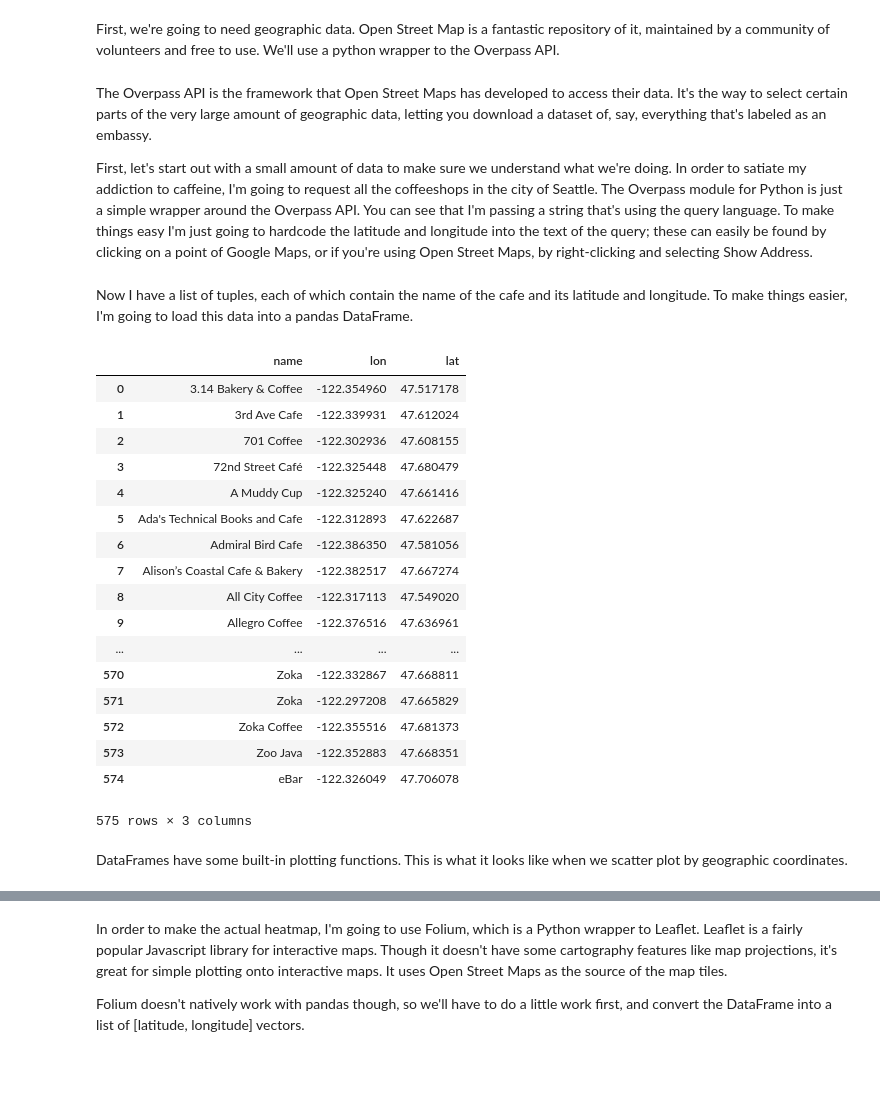
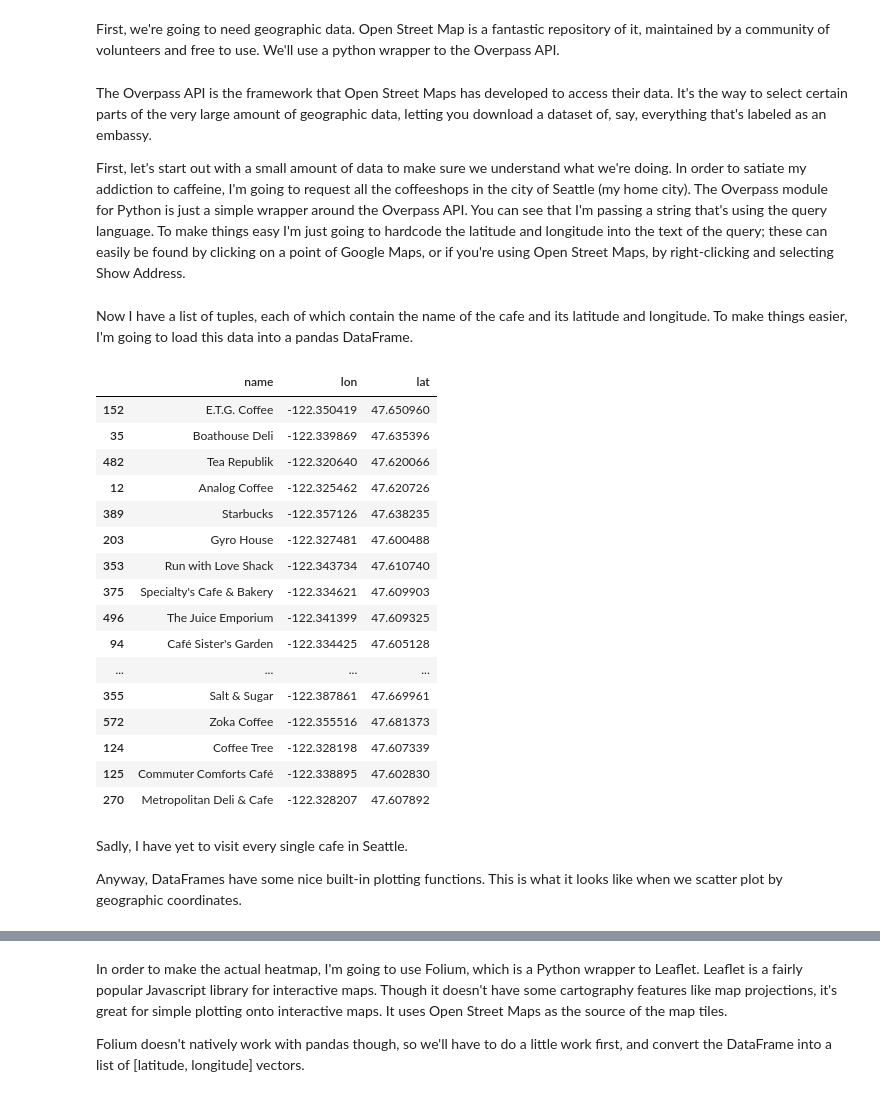
Before and after one commit to dovinmu/python-viz-notebooks, a Jupyter notebook: heatmaps.ipynb, the cells around one changed output, grey strips where cells are left out. Cells and saved outputs as stored; diff of their text form; code cells hidden in the pictures; blank space fills up the shorter version.

```diff
--- a/heatmaps.ipynb
+++ b/heatmaps.ipynb
@@ -10,7 +10,7 @@ api = overpass.API()
 # %% [markdown]
 The Overpass API is the framework that Open Street Maps has developed to access their data. It's the way to select certain parts of the very large amount of geographic data, letting you download a dataset of, say, everything that's labeled as an embassy.
 
-First, let's start out with a small amount of data to make sure we understand what we're doing. In order to satiate my addiction to caffeine, I'm going to request all the coffeeshops in the city of Seattle. The Overpass module for Python is just a simple wrapper around the Overpass API. You can see that I'm passing a string that's using the query language. To make things easy I'm just going to hardcode the latitude and longitude into the text of the query; these can easily be found by clicking on a point of Google Maps, or if you're using Open Street Maps, by right-clicking and selecting Show Address.
+First, let's start out with a small amount of data to make sure we understand what we're doing. In order to satiate my addiction to caffeine, I'm going to request all the coffeeshops in the city of Seattle (my home city). The Overpass module for Python is just a simple wrapper around the Overpass API. You can see that I'm passing a string that's using the query language. To make things easy I'm just going to hardcode the latitude and longitude into the text of the query; these can easily be found by clicking on a point of Google Maps, or if you're using Open Street Maps, by right-clicking and selecting Show Address.
 # %%
 response = api.Get('node["amenity"="cafe"](47.5, -122.436, 47.734, -122.235);')
 seattle_cafes = []
@@ -22,28 +22,29 @@ Now I have a list of tuples, each of which contain the name of the cafe and its
 # %%
 from pandas import DataFrame
 df = DataFrame.from_records(sorted(seattle_cafes), columns=["name", "lon", "lat"])
-df
+df.sample(20)
 # %% [output]
 |  | name | lon | lat |
-| 0 | 3.14 Bakery & Coffee | -122.354960 | 47.517178 |
-| 1 | 3rd Ave Cafe | -122.339931 | 47.612024 |
-| 2 | 701 Coffee | -122.302936 | 47.608155 |
-| 3 | 72nd Street Café | -122.325448 | 47.680479 |
-| 4 | A Muddy Cup | -122.325240 | 47.661416 |
-| 5 | Ada's Technical Books and Cafe | -122.312893 | 47.622687 |
-| 6 | Admiral Bird Cafe | -122.386350 | 47.581056 |
-| 7 | Alison’s Coastal Cafe & Bakery | -122.382517 | 47.667274 |
-| 8 | All City Coffee | -122.317113 | 47.549020 |
-| 9 | Allegro Coffee | -122.376516 | 47.636961 |
+| 152 | E.T.G. Coffee | -122.350419 | 47.650960 |
+| 35 | Boathouse Deli | -122.339869 | 47.635396 |
+| 482 | Tea Republik | -122.320640 | 47.620066 |
+| 12 | Analog Coffee | -122.325462 | 47.620726 |
+| 389 | Starbucks | -122.357126 | 47.638235 |
+| 203 | Gyro House | -122.327481 | 47.600488 |
+| 353 | Run with Love Shack | -122.343734 | 47.610740 |
+| 375 | Specialty's Cafe & Bakery | -122.334621 | 47.609903 |
+| 496 | The Juice Emporium | -122.341399 | 47.609325 |
+| 94 | Café Sister's Garden | -122.334425 | 47.605128 |
 | ... | ... | ... | ... |
-| 570 | Zoka | -122.332867 | 47.668811 |
-| 571 | Zoka | -122.297208 | 47.665829 |
+| 355 | Salt & Sugar | -122.387861 | 47.669961 |
 | 572 | Zoka Coffee | -122.355516 | 47.681373 |
-| 573 | Zoo Java | -122.352883 | 47.668351 |
-| 574 | eBar | -122.326049 | 47.706078 |
+| 124 | Coffee Tree | -122.328198 | 47.607339 |
+| 125 | Commuter Comforts Café | -122.338895 | 47.602830 |
+| 270 | Metropolitan Deli & Cafe | -122.328207 | 47.607892 |
-575 rows × 3 columns
 # %% [markdown]
-DataFrames have some built-in plotting functions. This is what it looks like when we scatter plot by geographic coordinates.
+Sadly, I have yet to visit every single cafe in Seattle.
+
+Anyway, DataFrames have some nice built-in plotting functions. This is what it looks like when we scatter plot by geographic coordinates.
 # %%
 import matplotlib.pyplot as plt
 df.plot.scatter(x='lon', y='lat')
```
Also changed, not shown: parts of 6 cells of this notebook.
